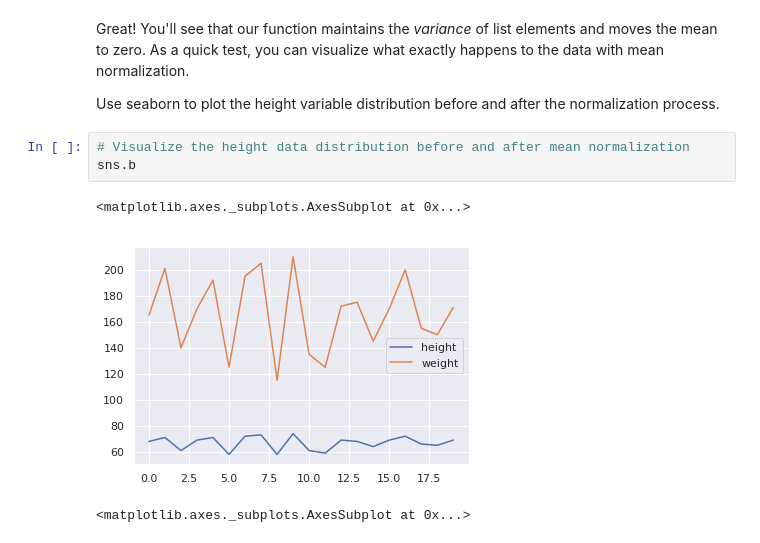
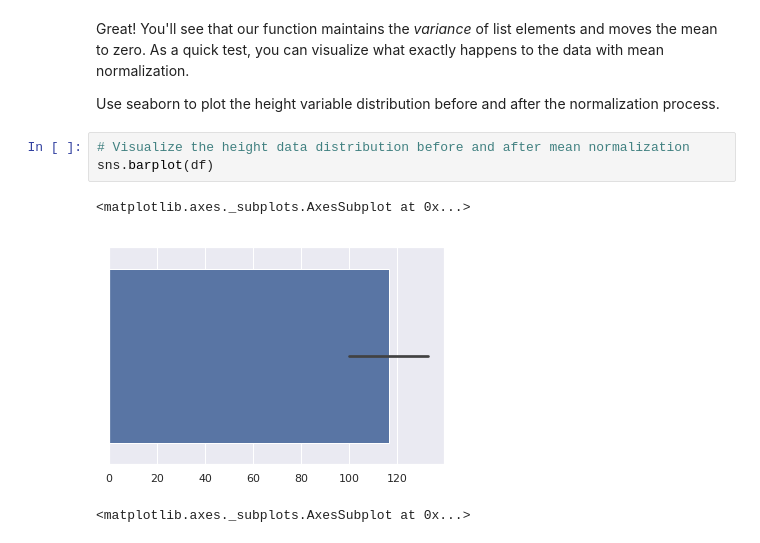
Before and after one commit to hy123udg/dsc-correlation-covariance-lab-nyc-ds-060319, a Jupyter notebook: index.ipynb, the cells around one changed output. Saved outputs shown, nothing was run; the diff lists cells and outputs as text.

```diff
--- a/index.ipynb
+++ b/index.ipynb
@@ -108,10 +108,10 @@ Great! You'll see that our function maintains the _variance_ of list elements an
 Use seaborn to plot the height variable distribution before and after the normalization process.
 # %%
 # Visualize the height data distribution before and after mean normalization
-sns.b
+sns.barplot(df)
 # %% [output]
 <matplotlib.axes._subplots.AxesSubplot at 0x...>
-[figure, old version]
+[figure, new version]
 # %%
 # %% [output]
 <matplotlib.axes._subplots.AxesSubplot at 0x...>
```
